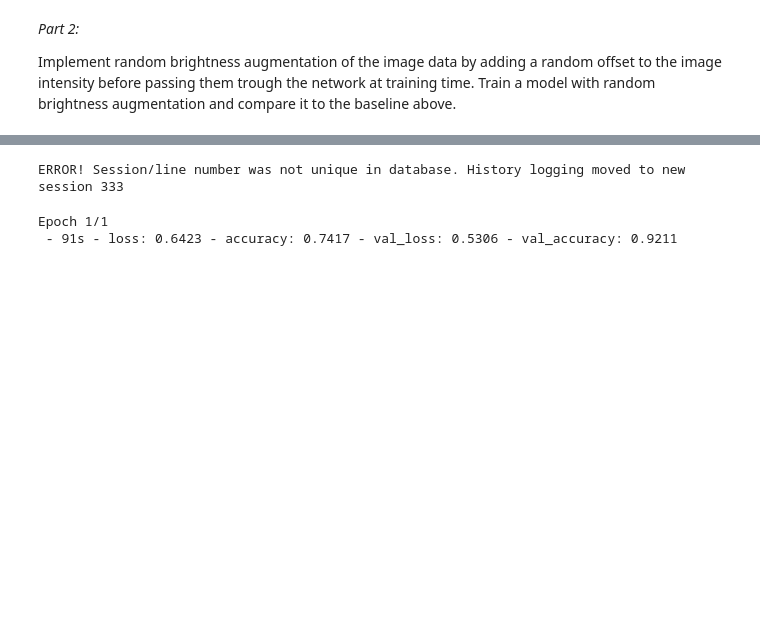
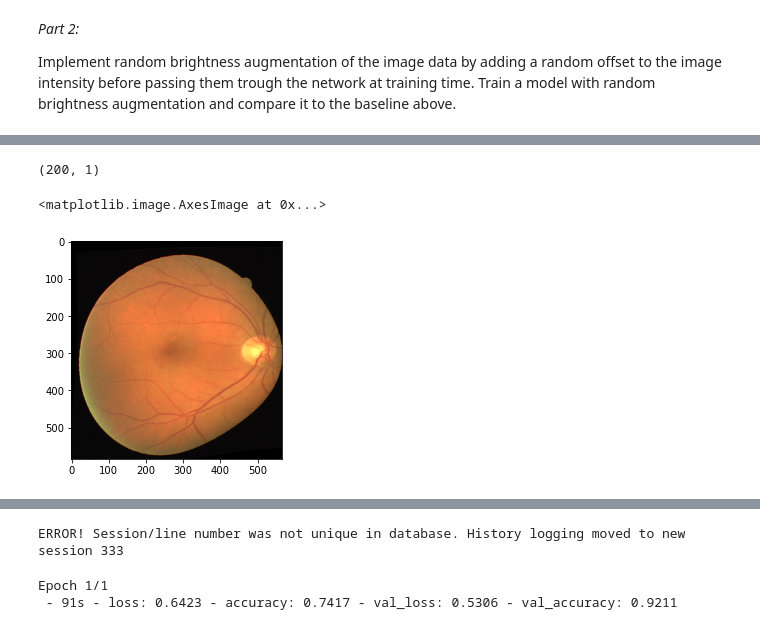
Before and after one commit to Pacmega/8dm50-machine-learning, a Jupyter notebook: practicals/week_4.ipynb, the cells around one changed output, grey strips where cells are left out. Saved outputs shown, nothing was run; the diff lists cells and outputs as text; code cells hidden in the pictures; blank space fills up the shorter version.

```diff
--- a/practicals/week_4.ipynb
+++ b/practicals/week_4.ipynb
@@ -374,0 +415,18 @@ Implement random brightness augmentation of the image data by adding a random of
+# %%
+randfloat = np.random.rand(patches_per_im,1) * (bounds[1] - bounds[0]) + bounds[0]
+randfloat.shape
+# %% [output]
+(200, 1)
+# %%
+import tensorflow as tf
+bounds = [-0.5,0.5]
+randfloat = np.random.rand() * (bounds[1] - bounds[0]) + bounds[0]
+testim = tf.image.adjust_brightness(train_images[0], delta=randfloat)
+
+
+#batch = it[0].astype('uint8')
+
+plt.imshow(im_trans[0])
+# %% [output]
+<matplotlib.image.AxesImage at 0x...>
+[figure, added]
```
Also changed, not shown: parts of 8 cells of this notebook.
